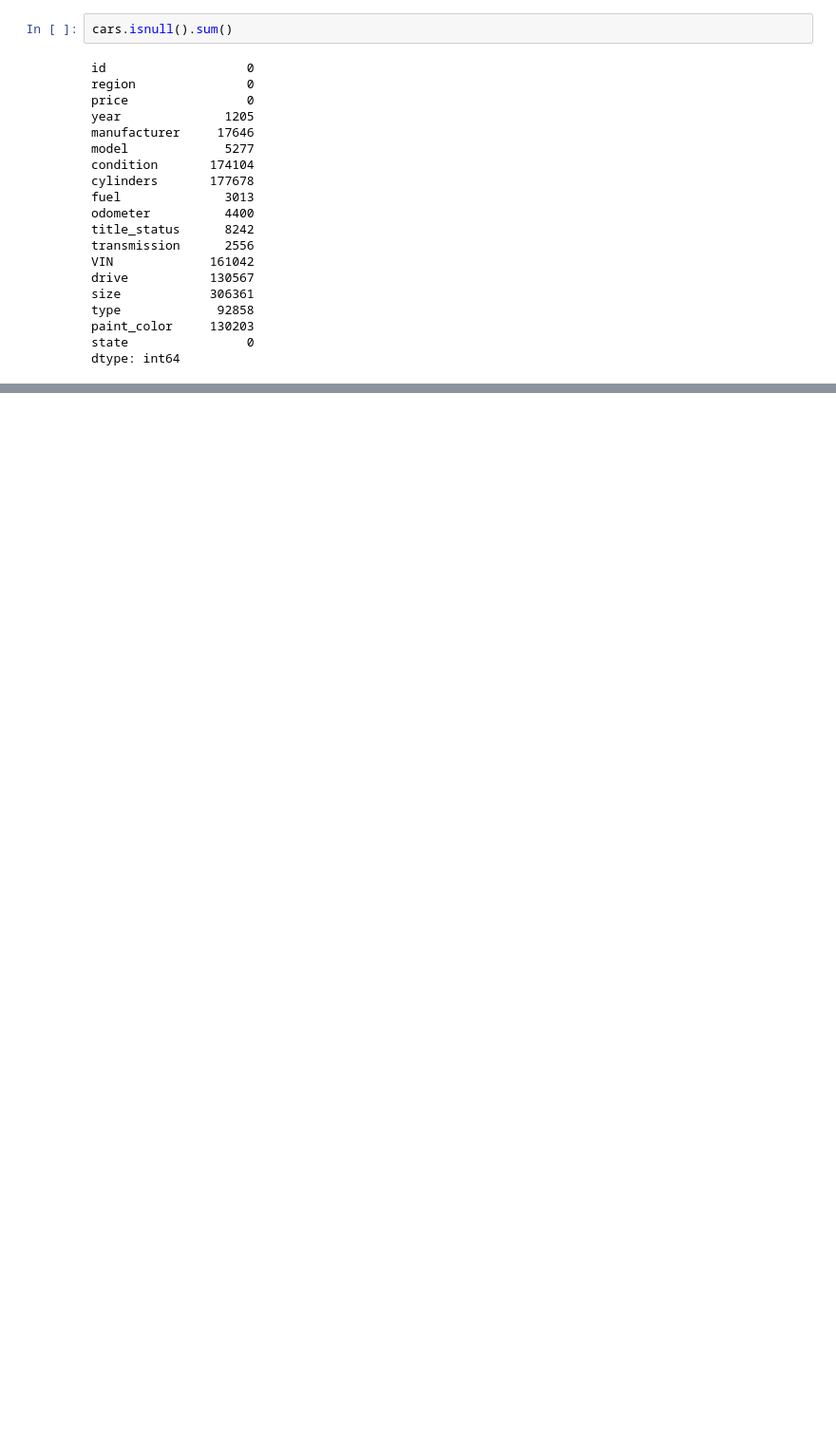
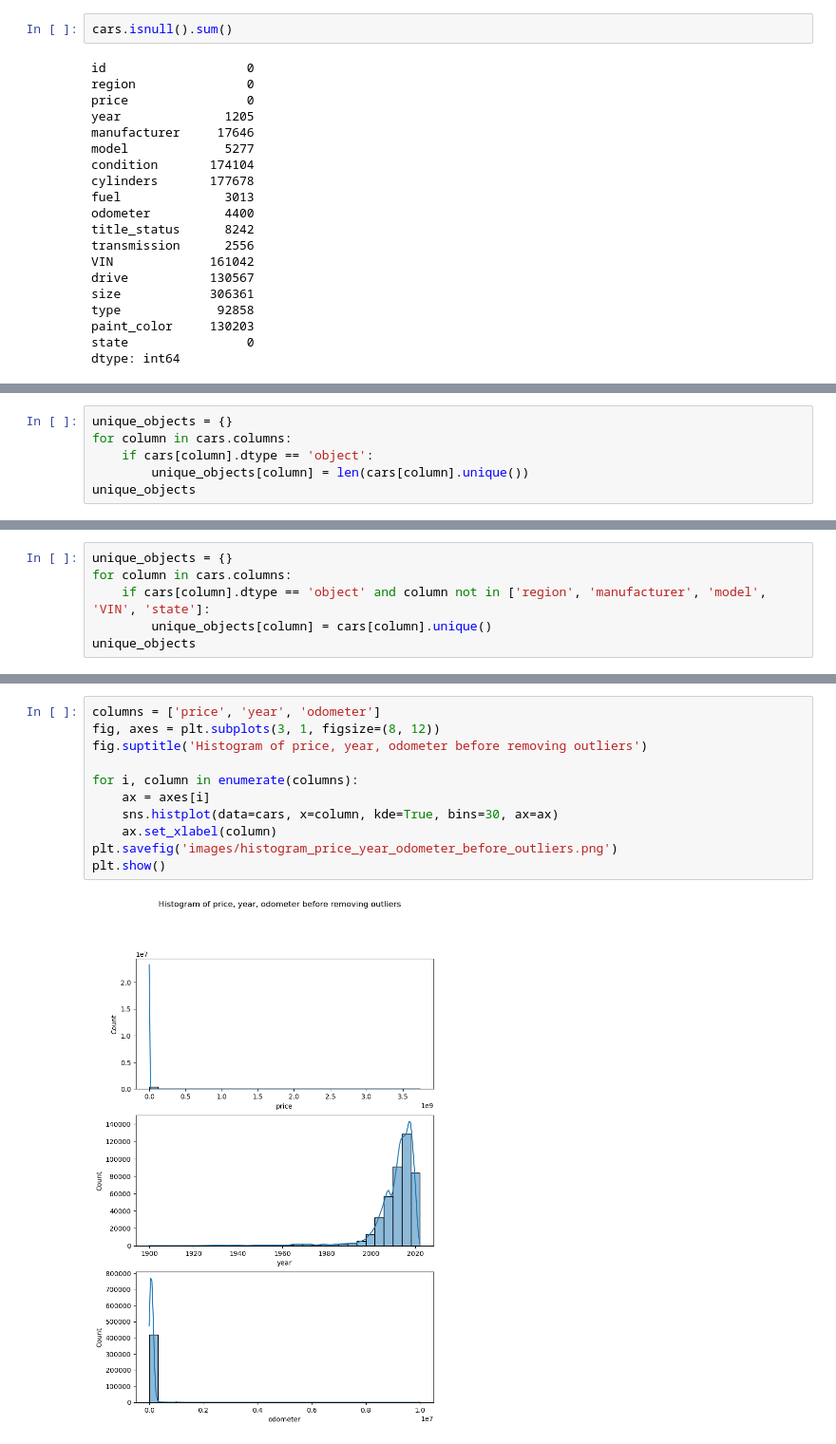
Before and after one commit to gopivalleru/UsedCarPriceAnalysis, a Jupyter notebook: prompt_II.ipynb, the cells around one changed output, grey strips where cells are left out. Shown at 95% size. Cells and saved outputs as stored; diff of their text form; blank space fills up the shorter version.

```diff
--- a/prompt_II.ipynb
+++ b/prompt_II.ipynb
@@ -137,0 +154,6 @@ Now that we've settled on our models and findings, it is time to deliver the inf
+# %%
+unique_objects = {}
+for column in cars.columns:
+    if cars[column].dtype == 'object':
+        unique_objects[column] = len(cars[column].unique())
+unique_objects
@@ -137,0 +178,6 @@ Now that we've settled on our models and findings, it is time to deliver the inf
+# %%
+unique_objects = {}
+for column in cars.columns:
+    if cars[column].dtype == 'object' and column not in ['region', 'manufacturer', 'model', 'VIN', 'state']:
+        unique_objects[column] = cars[column].unique()
+unique_objects
@@ -137,0 +331,13 @@ Now that we've settled on our models and findings, it is time to deliver the inf
+# %%
+columns = ['price', 'year', 'odometer']
+fig, axes = plt.subplots(3, 1, figsize=(8, 12))
+fig.suptitle('Histogram of price, year, odometer before removing outliers')
+
+for i, column in enumerate(columns):
+    ax = axes[i]
+    sns.histplot(data=cars, x=column, kde=True, bins=30, ax=ax)
+    ax.set_xlabel(column)
+plt.savefig('images/histogram_price_year_odometer_before_outliers.png')
+plt.show()
+# %% [output]
+[figure, added]
```
Also changed, not shown: parts of 116 cells of this notebook, 13 other files.
